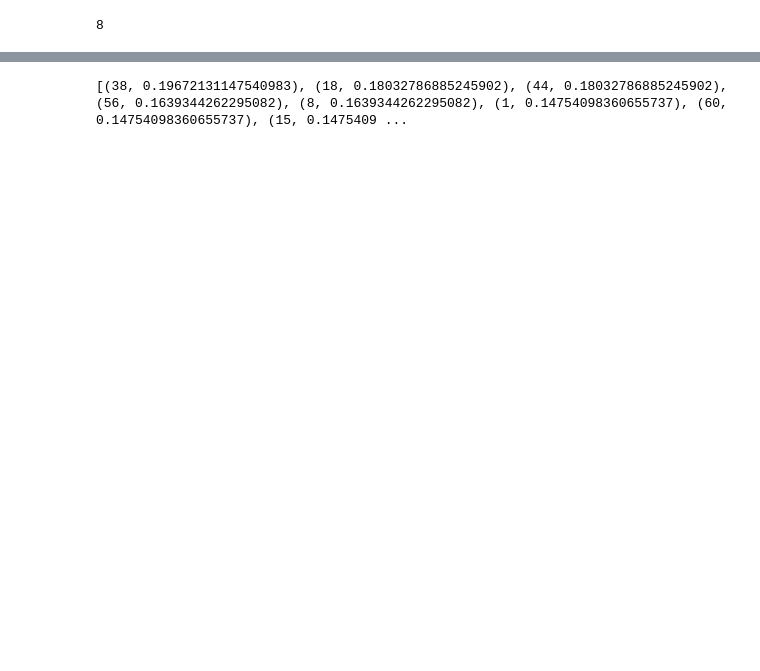
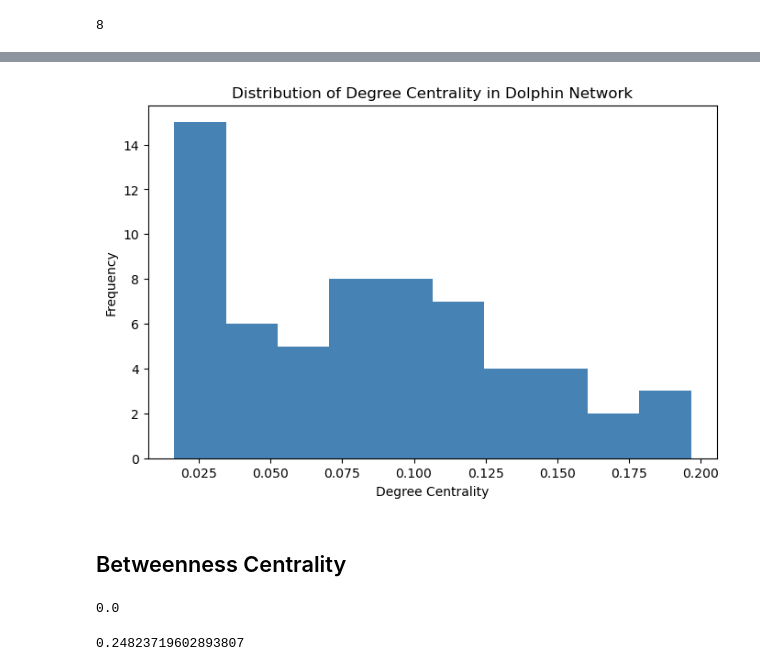
Before and after one commit to moham6839/Data_620_Web_Analytics, a Jupyter notebook: Week_3/Week 3 Assignment.ipynb, the cells around one changed output, grey strips where cells are left out. Saved outputs shown, nothing was run; the diff lists cells and outputs as text; code cells hidden in the pictures; blank space fills up the shorter version.

```diff
--- a/Week_3/Week 3 Assignment.ipynb
+++ b/Week_3/Week 3 Assignment.ipynb
@@ -85,0 +89,2 @@ nx.diameter(G)
+# %%
+dolphins_dc = nx.degree_centrality(G)
@@ -85,0 +99,2 @@ nx.diameter(G)
+# %%
+dolphins_dc_sorted = sorted(dolphins_dc.items(), key=lambda item: item[1], reverse=True)
@@ -86,23 +116,29 @@ nx.diameter(G)
+# %%
+plt.figure(figsize=(8,5))
+plt.hist(dict(dolphins_dc_sorted).values(), color = "steelblue")
+plt.xlabel('Degree Centrality')
+plt.ylabel('Frequency')
+plt.title('Distribution of Degree Centrality in Dolphin Network');
+# %% [output]
+[figure, added]
 # %%
 
-# Calculate degree centrality
+# # Calculate degree centrality
 
-degree_centrality = nx.degree_centrality(G)
+# degree_centrality = nx.degree_centrality(G)
 
 
 
-# Sort by degree centrality in descending order
+# # Sort by degree centrality in descending order
 
-sorted_degree_centrality = sorted(degree_centrality.items(), key=lambda item: item[1], reverse=True)
+# sorted_degree_centrality = sorted(degree_centrality.items(), key=lambda item: item[1], reverse=True)
 
 
 
-# Get top 10 nodes
+# # Get top 10 nodes
 
-top_10_nodes = sorted_degree_centrality[:10]
+# top_10_nodes = sorted_degree_centrality[:10]
 
 
 
-print(top_10_nodes)
+# print(top_10_nodes)
-# %% [output]
-[(38, 0.19672131147540983), (18, 0.18032786885245902), (44, 0.18032786885245902), (56, 0.1639344262295082), (8, 0.1639344262295082), (1, 0.14754098360655737), (60, 0.14754098360655737), (15, 0.1475409 ...
@@ -108,0 +154,2 @@ print(top_10_nodes)
+# %% [markdown]
+## Betweenness Centrality
@@ -108,0 +158,8 @@ print(top_10_nodes)
+# %%
+min(dict(dolphins_betweenness).values())
+# %% [output]
+0.0
+# %%
+max(dict(dolphins_betweenness).values())
+# %% [output]
+0.24823719602893807
```
Also changed, not shown: parts of 76 cells of this notebook.
